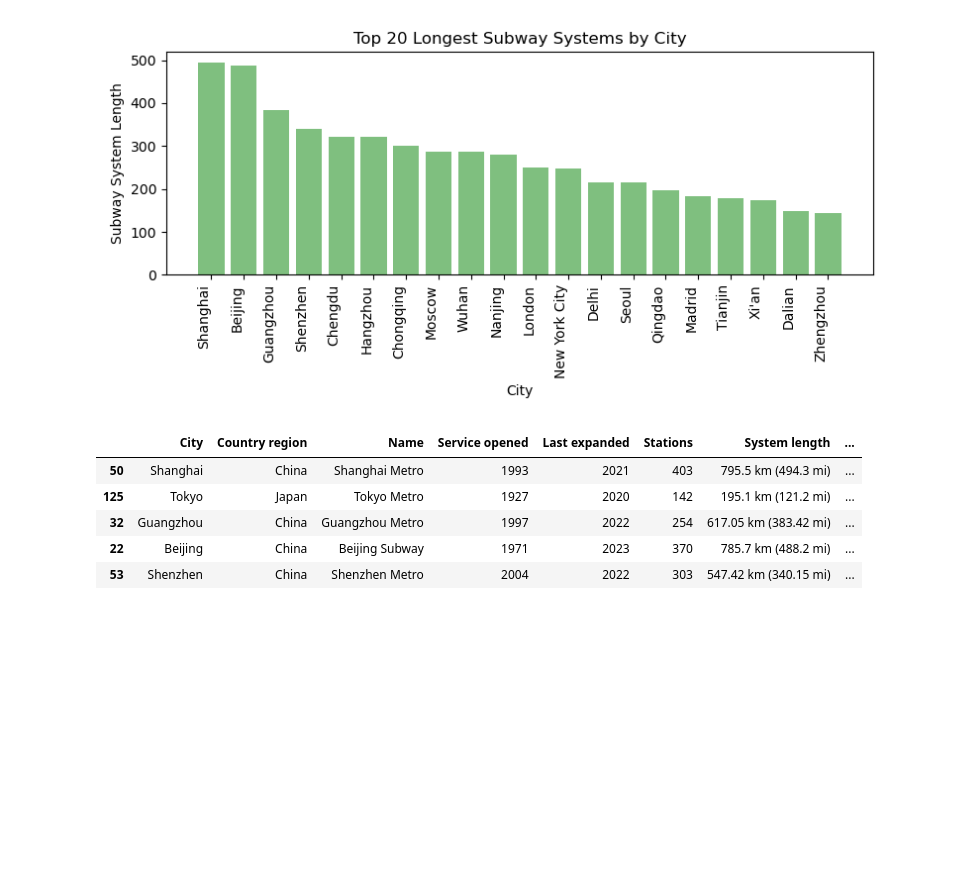
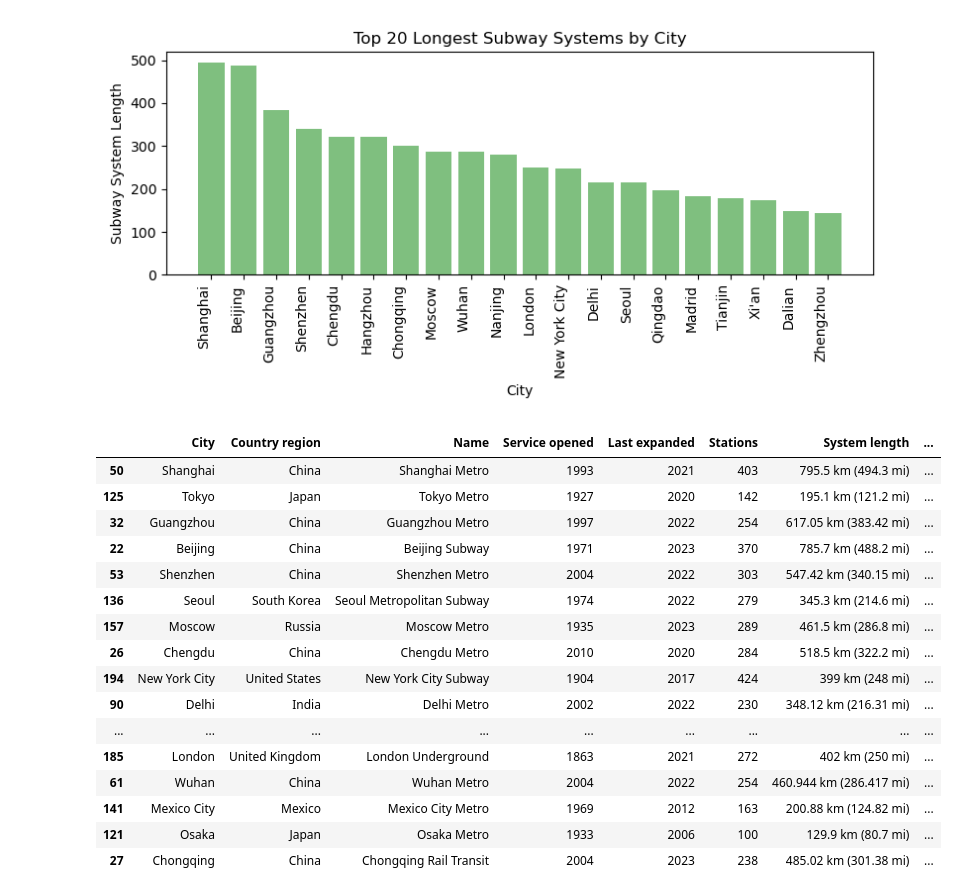
Before and after one commit to gituseraccount1/Project_1, a Jupyter notebook: proj_1.ipynb, the cells around one changed output. Cells and saved outputs as stored; diff of their text form; code cells hidden in the pictures; blank space fills up the shorter version.

```diff
--- a/proj_1.ipynb
+++ b/proj_1.ipynb
@@ -186,14 +198,25 @@ plt.show()
 # %%
 # Create Dataframe for top 20 numbers of passenger
 top_20_number_of_passenger = split_transit_df.sort_values(by='Annual ridership (millions)', ascending=False).head(20)
-top_20_number_of_passenger.head()
+top_20_number_of_passenger.head(20)
 # %% [output]
 |  | City | Country region | Name | Service opened | Last expanded | Stations | System length | ... |
 | 50 | Shanghai | China | Shanghai Metro | 1993 | 2021 | 403 | 795.5 km (494.3 mi) | ... |
 | 125 | Tokyo | Japan | Tokyo Metro | 1927 | 2020 | 142 | 195.1 km (121.2 mi) | ... |
 | 32 | Guangzhou | China | Guangzhou Metro | 1997 | 2022 | 254 | 617.05 km (383.42 mi) | ... |
 | 22 | Beijing | China | Beijing Subway | 1971 | 2023 | 370 | 785.7 km (488.2 mi) | ... |
 | 53 | Shenzhen | China | Shenzhen Metro | 2004 | 2022 | 303 | 547.42 km (340.15 mi) | ... |
+| 136 | Seoul | South Korea | Seoul Metropolitan Subway | 1974 | 2022 | 279 | 345.3 km (214.6 mi) | ... |
+| 157 | Moscow | Russia | Moscow Metro | 1935 | 2023 | 289 | 461.5 km (286.8 mi) | ... |
+| 26 | Chengdu | China | Chengdu Metro | 2010 | 2020 | 284 | 518.5 km (322.2 mi) | ... |
+| 194 | New York City | United States | New York City Subway | 1904 | 2017 | 424 | 399 km (248 mi) | ... |
+| 90 | Delhi | India | Delhi Metro | 2002 | 2022 | 230 | 348.12 km (216.31 mi) | ... |
+| ... | ... | ... | ... | ... | ... | ... | ... | ... |
+| 185 | London | United Kingdom | London Underground | 1863 | 2021 | 272 | 402 km (250 mi) | ... |
+| 61 | Wuhan | China | Wuhan Metro | 2004 | 2022 | 254 | 460.944 km (286.417 mi) | ... |
+| 141 | Mexico City | Mexico | Mexico City Metro | 1969 | 2012 | 163 | 200.88 km (124.82 mi) | ... |
+| 121 | Osaka | Japan | Osaka Metro | 1933 | 2006 | 100 | 129.9 km (80.7 mi) | ... |
+| 27 | Chongqing | China | Chongqing Rail Transit | 2004 | 2023 | 238 | 485.02 km (301.38 mi) | ... |
 # %%
 # bar plot top 20 number of passenger subway systems by city with color of bar by country     B
 bar_plot_passengers= top_20_number_of_passenger.sort_values(by='Annual ridership (millions)', ascending=False).head(20)
```
Also changed, not shown: parts of 3 cells of this notebook.
